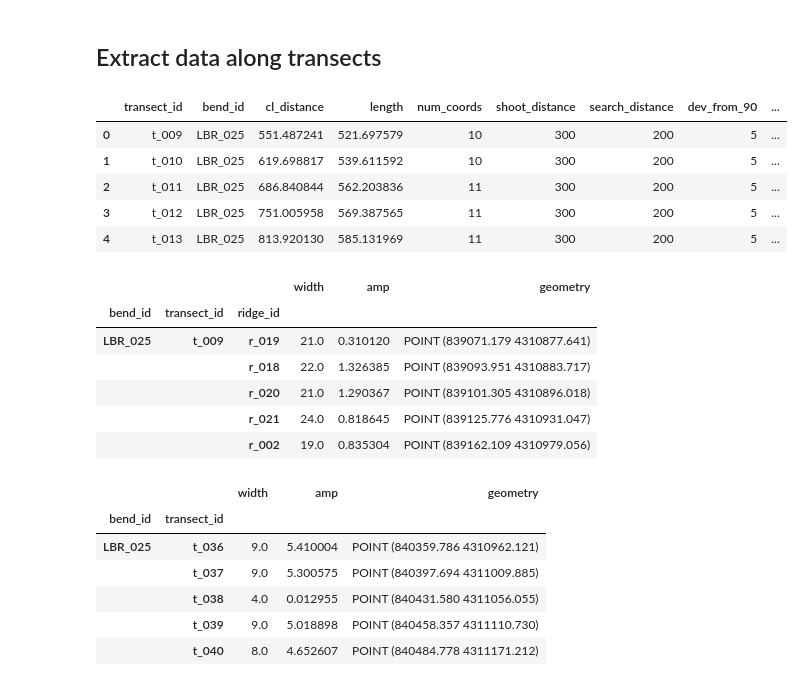
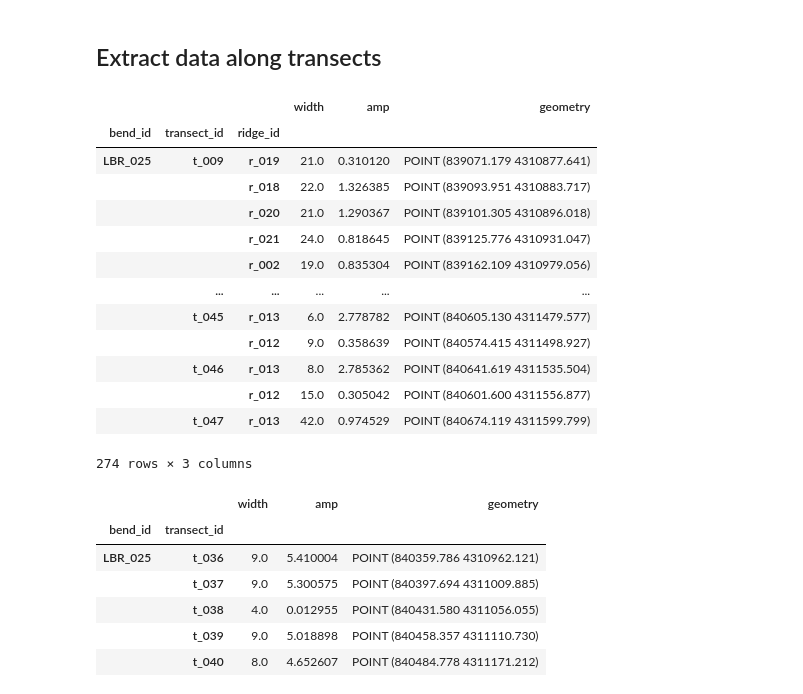
Before and after one commit to tamu-edu/scrollstats, a Jupyter notebook: RidgeMetricDevelopment.ipynb, the cells around one changed output. Saved outputs shown, nothing was run; the diff lists cells and outputs as text; code cells hidden in the pictures.

```diff
--- a/RidgeMetricDevelopment.ipynb
+++ b/RidgeMetricDevelopment.ipynb
@@ -511,31 +54,25 @@ class RidgeDataExtractor:
 # %% [markdown]
 ## Extract data along transects
 # %%
-bde = BendDataExtractor(transects, bin_raster, dem).sample_tha_lines()
-bde.head()
+bde = BendDataExtractor(transects, bin_raster, dem, ridges)
+rich_transects = bde.rich_transects
+itx = bde.itx_metrics
+itx
 # %% [output]
-|  | transect_id | bend_id | cl_distance | length | num_coords | shoot_distance | search_distance | dev_from_90 | ... |
-| 0 | t_009 | LBR_025 | 551.487241 | 521.697579 | 10 | 300 | 200 | 5 | ... |
-| 1 | t_010 | LBR_025 | 619.698817 | 539.611592 | 10 | 300 | 200 | 5 | ... |
-| 2 | t_011 | LBR_025 | 686.840844 | 562.203836 | 11 | 300 | 200 | 5 | ... |
-| 3 | t_012 | LBR_025 | 751.005958 | 569.387565 | 11 | 300 | 200 | 5 | ... |
-| 4 | t_013 | LBR_025 | 813.920130 | 585.131969 | 11 | 300 | 200 | 5 | ... |
+|  |  |  | width | amp | geometry |
+| bend_id | transect_id | ridge_id |  |  |  |
+| LBR_025 | t_009 | r_019 | 21.0 | 0.310120 | POINT (839071.179 4310877.641) |
+|  |  | r_018 | 22.0 | 1.326385 | POINT (839093.951 4310883.717) |
+|  |  | r_020 | 21.0 | 1.290367 | POINT (839101.305 4310896.018) |
+|  |  | r_021 | 24.0 | 0.818645 | POINT (839125.776 4310931.047) |
+|  |  | r_002 | 19.0 | 0.835304 | POINT (839162.109 4310979.056) |
+|  | ... | ... | ... | ... | ... |
+|  | t_045 | r_013 | 6.0 | 2.778782 | POINT (840605.130 4311479.577) |
+|  |  | r_012 | 9.0 | 0.358639 | POINT (840574.415 4311498.927) |
+|  | t_046 | r_013 | 8.0 | 2.785362 | POINT (840641.619 4311535.504) |
+|  |  | r_012 | 15.0 | 0.305042 | POINT (840601.600 4311556.877) |
+|  | t_047 | r_013 | 42.0 | 0.974529 | POINT (840674.119 4311599.799) |
+274 rows × 3 columns
-# %%
-
-itx = pd.concat(
-    [TransectDataExtractor(*row, bde.crs).calc_ridge_metrics() \
-        for i, row in bde[["transect_id", "geometry", "dem_signal", "clean_bin_signal"]].iterrows()]
-).set_index(["bend_id", "transect_id", "ridge_id"])
-
-itx.head()
-# %% [output]
-|  |  |  | width | amp | geometry |
-| bend_id | transect_id | ridge_id |  |  |  |
-| LBR_025 | t_009 | r_019 | 21.0 | 0.310120 | POINT (839071.179 4310877.641) |
-|  |  | r_018 | 22.0 | 1.326385 | POINT (839093.951 4310883.717) |
-|  |  | r_020 | 21.0 | 1.290367 | POINT (839101.305 4310896.018) |
-|  |  | r_021 | 24.0 | 0.818645 | POINT (839125.776 4310931.047) |
-|  |  | r_002 | 19.0 | 0.835304 | POINT (839162.109 4310979.056) |
 # %%
 itx.xs("r_011", level="ridge_id")
 # %% [output]
```
Also changed, not shown: parts of 23 cells of this notebook.
